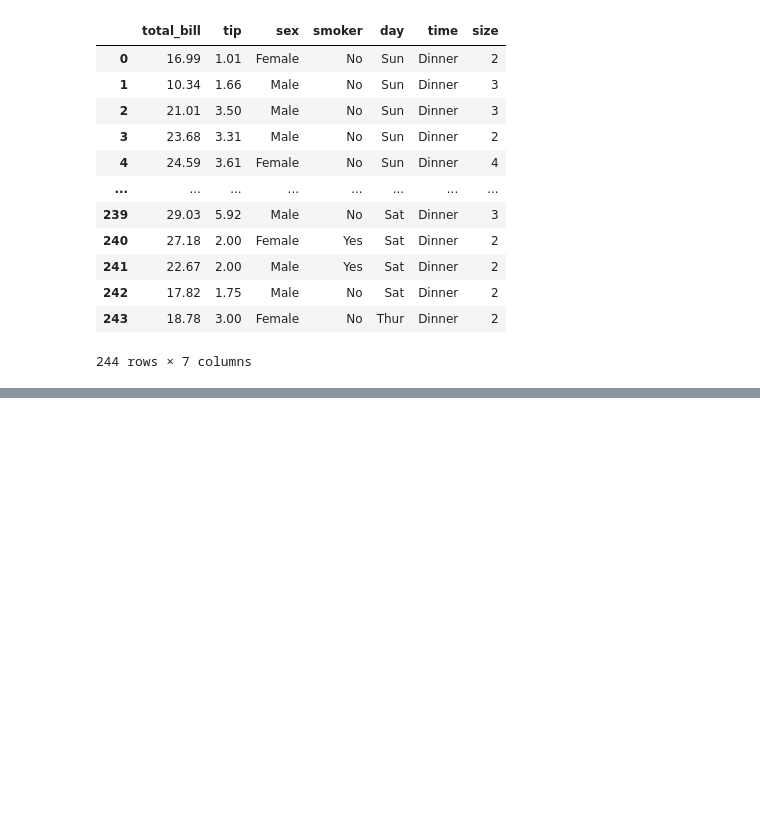
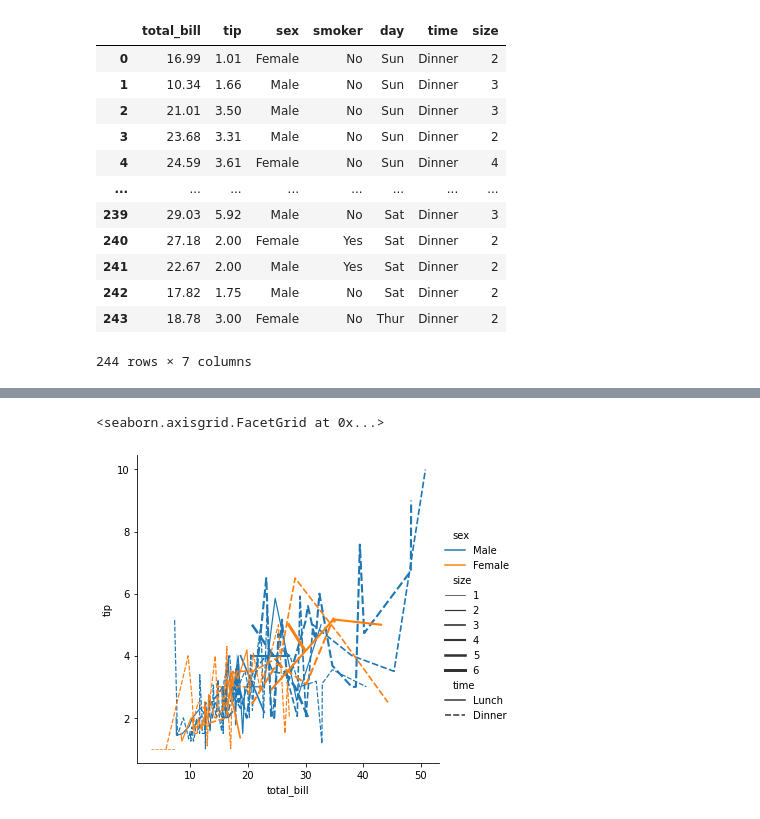
Before and after one commit to nileshjd2202/Data-Science, a Jupyter notebook: python/Seaborn.ipynb, the cells around one changed output, grey strips where cells are left out. Saved outputs shown, nothing was run; the diff lists cells and outputs as text; code cells hidden in the pictures; blank space fills up the shorter version.

Commit message:
seaborn class

```diff
--- a/python/Seaborn.ipynb
+++ b/python/Seaborn.ipynb
@@ -27 +71,7 @@ df
+# %%
+sns.relplot(x='total_bill',y='tip', data=df, hue='sex', style='time', size='size', kind='line')
+# we change graph type relplot to lineplot using kind
+# %% [output]
+<seaborn.axisgrid.FacetGrid at 0x...>
+[figure, added]
 # %%
```
Also changed, not shown: parts of 13 cells of this notebook.
